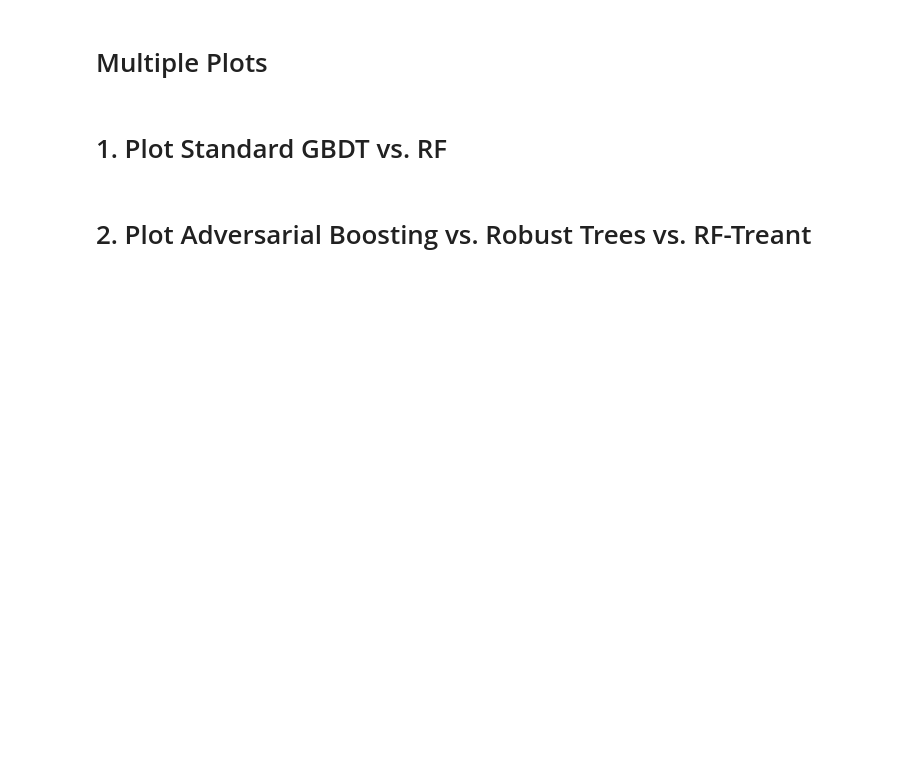
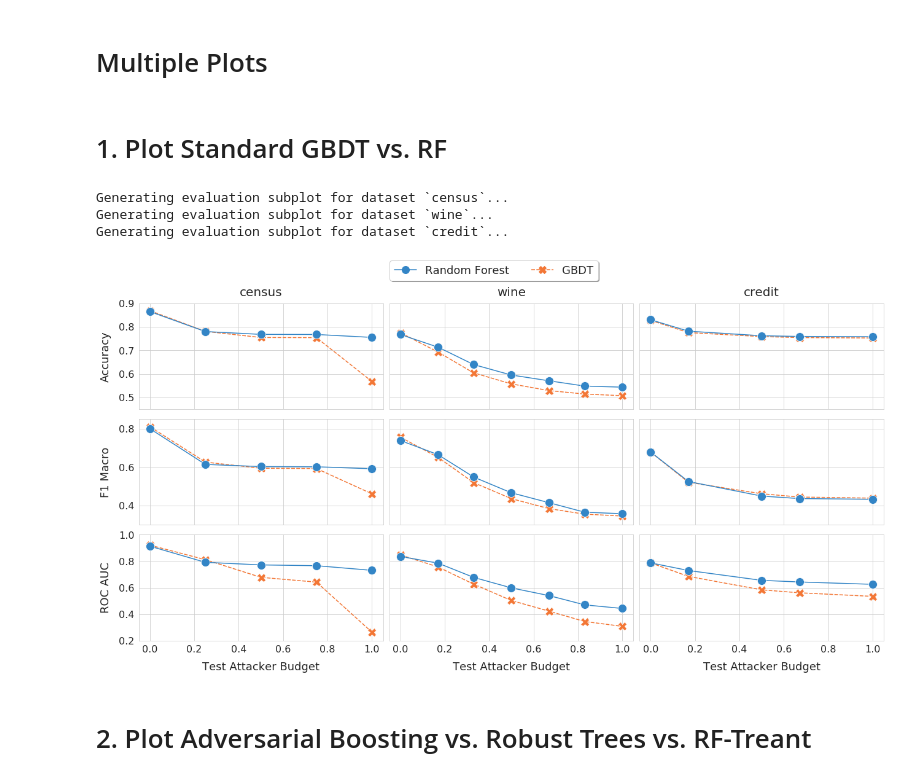
Before and after one commit to gtolomei/treant, a Jupyter notebook: src/Plotting.ipynb, the cells around one changed output. Saved outputs shown, nothing was run; the diff lists cells and outputs as text; code cells hidden in the pictures; blank space fills up the shorter version.

```diff
--- a/src/Plotting.ipynb
+++ b/src/Plotting.ipynb
@@ -363,7 +377,7 @@ def plot_std(data, ax, metric, y_lims=None, show_y_label=True):
                      ax=ax
                     )
 
-    _ = ax.tick_params(axis = 'both', which = 'major', labelsize = 16)#22)
+    _ = ax.tick_params(axis = 'both', which = 'major', labelsize = 16, labelleft=show_y_label)#22)
     _ = ax.set_xlabel("Test Attacker Budget",
                       fontsize=18, #26,
                       labelpad=12)
@@ -396,7 +410,7 @@ def plot_all_std_datasets(eval_models, eval_metrics, std_models, dataset_names,
                              ncols=3,
                              sharex=True,
                              sharey=y_lims==None,
-                             figsize=(18, 8))
+                             figsize=(18, 9))
 
     for j, dataset in enumerate(eval_models):
         print("Generating evaluation subplot for dataset `{}`...".format(dataset))
@@ -430,13 +444,18 @@ def plot_all_std_datasets(eval_models, eval_metrics, std_models, dataset_names,
                markerscale=2.
               )
 # %%
-y_lims = [ [(.45,.9),(.2,.85),(.2,1) ] ,
-           [(.45,.9),(.2,.85),(.2,1) ] ,
-           [(.45,.9),(.2,.85),(.2,1) ] ]
+y_lims = [ [(.45,.9),(.3,.85),(.2,1) ] ,
+           [(.45,.9),(.3,.85),(.2,1) ] ,
+           [(.45,.9),(.3,.85),(.2,1) ] ]
 
 # y_lims = None
 
 plot_all_std_datasets(EVAL_MODELS, EVAL_METRICS, STD_MODELS, DATASET_CLEAN_NAMES, y_lims=y_lims)
+# %% [output]
+Generating evaluation subplot for dataset `census`...
+Generating evaluation subplot for dataset `wine`...
+Generating evaluation subplot for dataset `credit`...
+[figure, added]
 # %% [markdown]
 # 2. Plot Adversarial Boosting vs. Robust Trees vs. RF-Treant
 # %%
```
Also changed, not shown: parts of 6 cells of this notebook, 9 other files.
